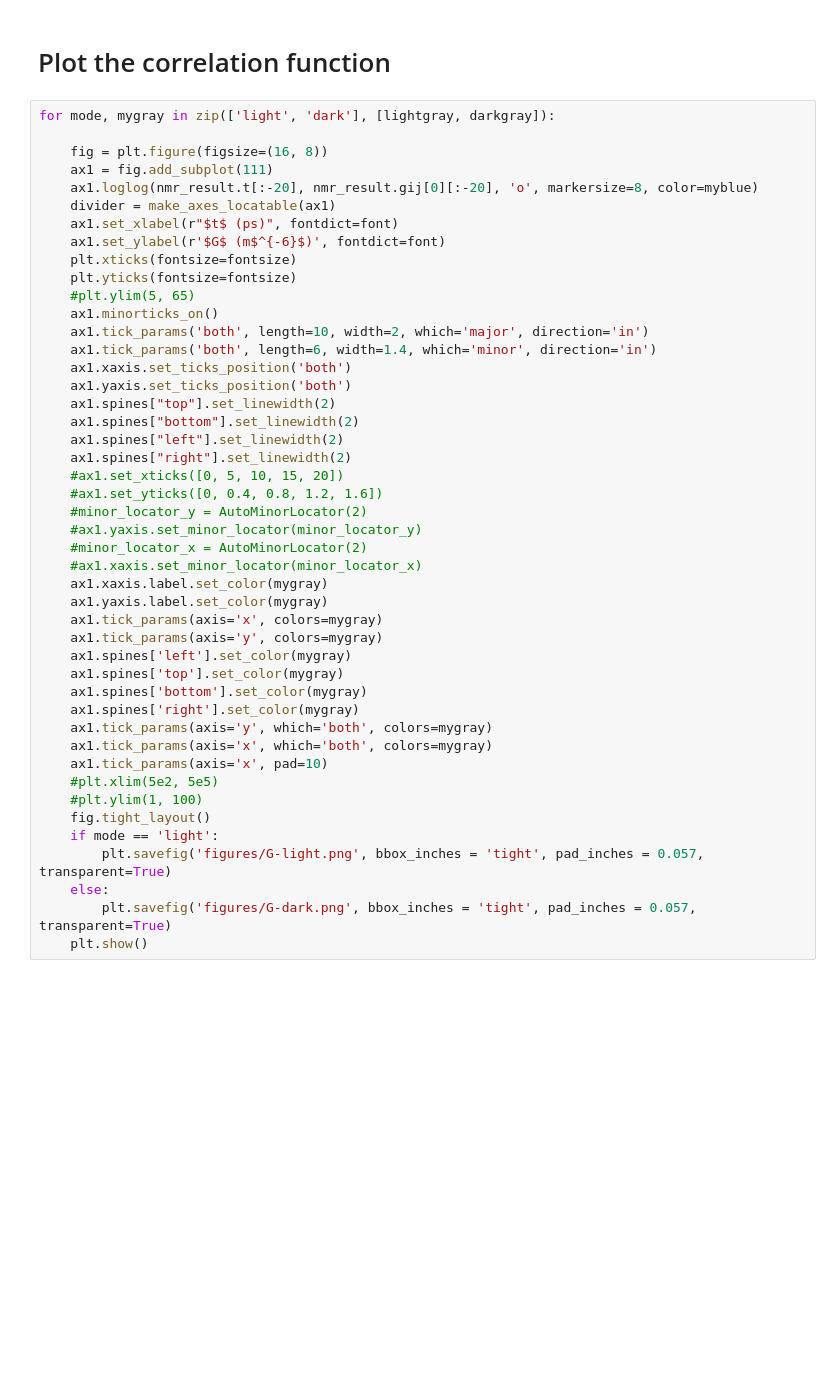
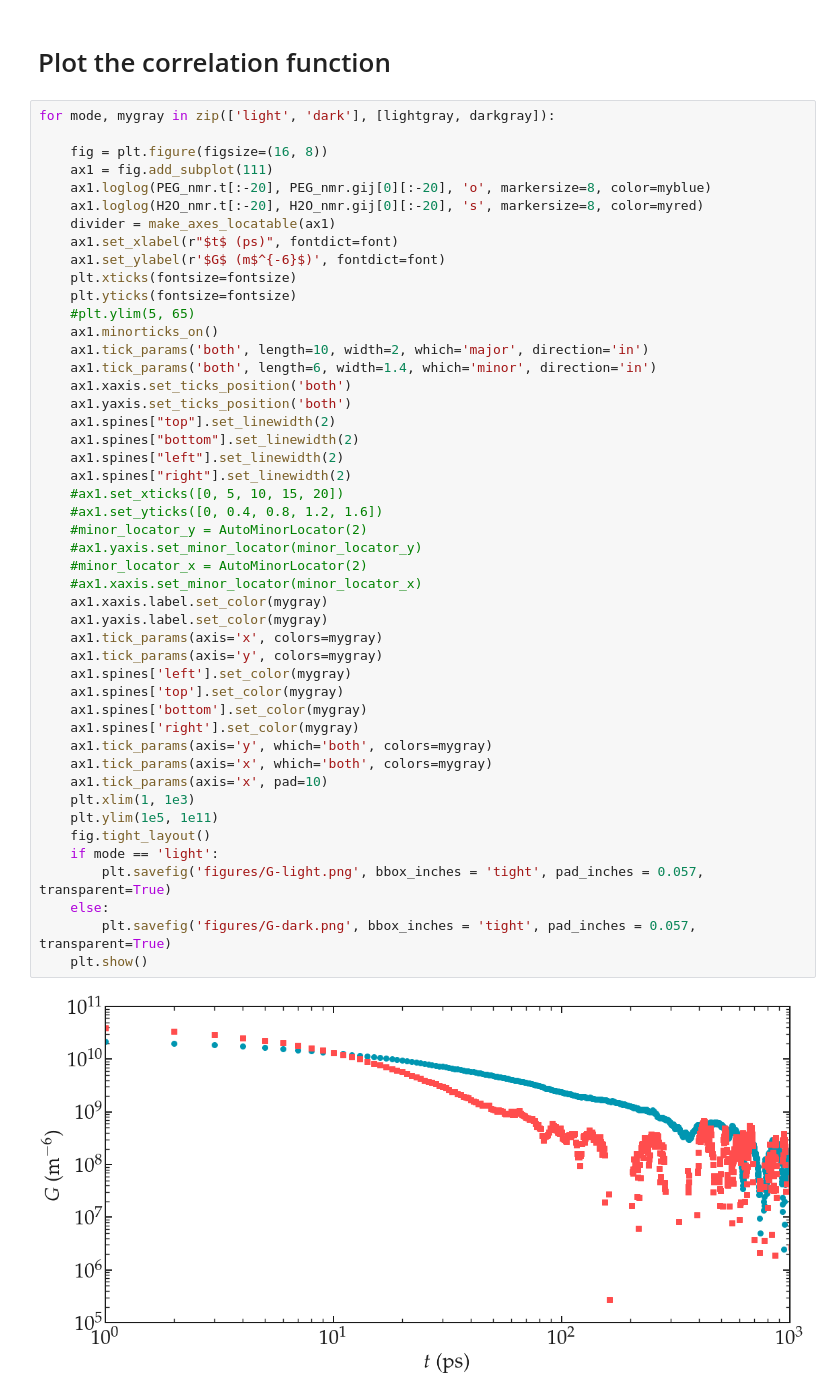
Before and after one commit to simongravelle/nmrformd, a Jupyter notebook: examples/polymer-in-water/analysis.ipynb, the cells around one changed output. Cells and saved outputs as stored; diff of their text form; blank space fills up the shorter version.

```diff
--- a/examples/polymer-in-water/analysis.ipynb
+++ b/examples/polymer-in-water/analysis.ipynb
@@ -125,7 +118,8 @@ for mode, mygray in zip(['light', 'dark'], [lightgray, darkgray]):
 
     fig = plt.figure(figsize=(16, 8))
     ax1 = fig.add_subplot(111)
-    ax1.loglog(nmr_result.t[:-20], nmr_result.gij[0][:-20], 'o', markersize=8, color=myblue)
+    ax1.loglog(PEG_nmr.t[:-20], PEG_nmr.gij[0][:-20], 'o', markersize=8, color=myblue)
+    ax1.loglog(H2O_nmr.t[:-20], H2O_nmr.gij[0][:-20], 's', markersize=8, color=myred)
     divider = make_axes_locatable(ax1)
     ax1.set_xlabel(r"$t$ (ps)", fontdict=font)
     ax1.set_ylabel(r'$G$ (m$^{-6}$)', fontdict=font)
@@ -137,32 +131,34 @@ for mode, mygray in zip(['light', 'dark'], [lightgray, darkgray]):
     ax1.tick_params('both', length=6, width=1.4, which='minor', direction='in')
     ax1.xaxis.set_ticks_position('both')
     ax1.yaxis.set_ticks_position('both')
     ax1.spines["top"].set_linewidth(2)
     ax1.spines["bottom"].set_linewidth(2)
     ax1.spines["left"].set_linewidth(2)
     ax1.spines["right"].set_linewidth(2)
     #ax1.set_xticks([0, 5, 10, 15, 20])
     #ax1.set_yticks([0, 0.4, 0.8, 1.2, 1.6])
     #minor_locator_y = AutoMinorLocator(2)
     #ax1.yaxis.set_minor_locator(minor_locator_y)
     #minor_locator_x = AutoMinorLocator(2)
     #ax1.xaxis.set_minor_locator(minor_locator_x)
     ax1.xaxis.label.set_color(mygray)
     ax1.yaxis.label.set_color(mygray)
     ax1.tick_params(axis='x', colors=mygray)
     ax1.tick_params(axis='y', colors=mygray)
     ax1.spines['left'].set_color(mygray)
     ax1.spines['top'].set_color(mygray)
     ax1.spines['bottom'].set_color(mygray)
     ax1.spines['right'].set_color(mygray)
     ax1.tick_params(axis='y', which='both', colors=mygray)
     ax1.tick_params(axis='x', which='both', colors=mygray)
     ax1.tick_params(axis='x', pad=10)
-    #plt.xlim(5e2, 5e5)
-    #plt.ylim(1, 100)
+    plt.xlim(1, 1e3)
+    plt.ylim(1e5, 1e11)
     fig.tight_layout()
     if mode == 'light':
         plt.savefig('figures/G-light.png', bbox_inches = 'tight', pad_inches = 0.057, transparent=True)
     else:
         plt.savefig('figures/G-dark.png', bbox_inches = 'tight', pad_inches = 0.057, transparent=True)
     plt.show()
+# %% [output]
+[figure, added]
```
Also changed, not shown: parts of 17 cells of this notebook, 5 other files.
